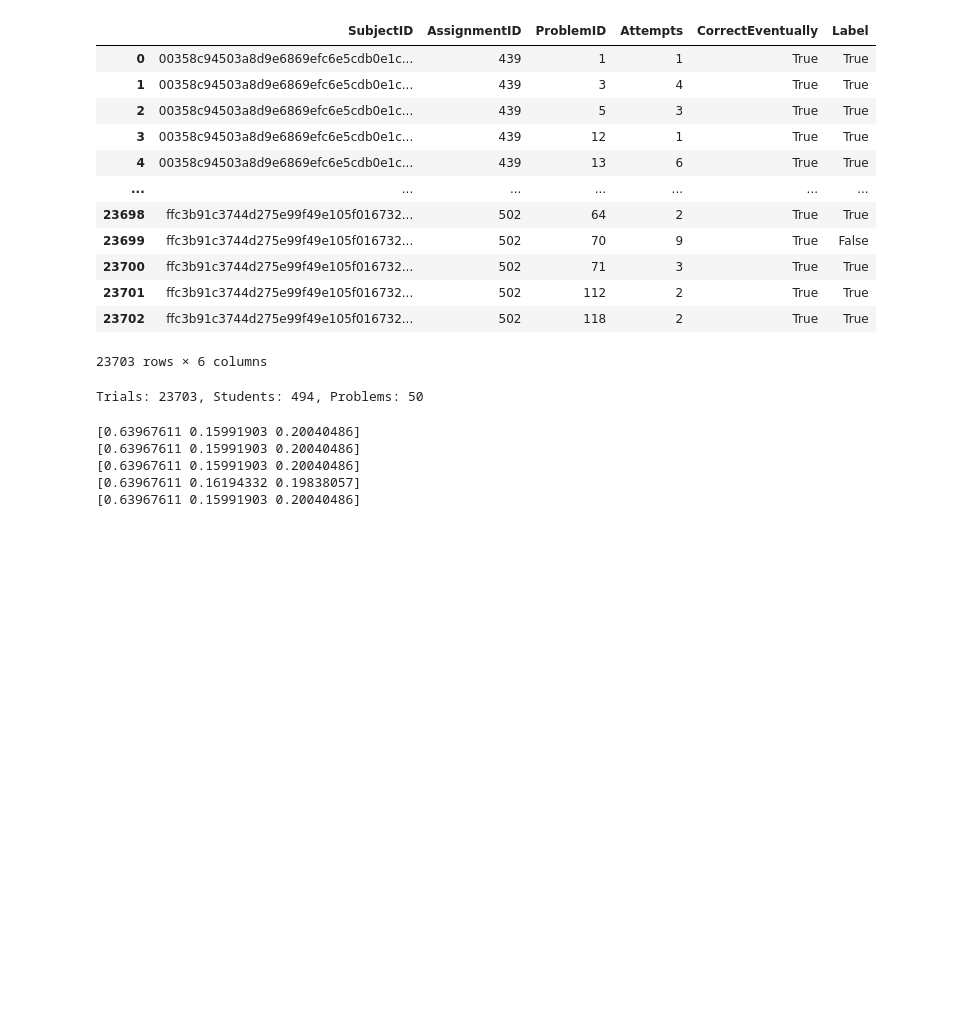
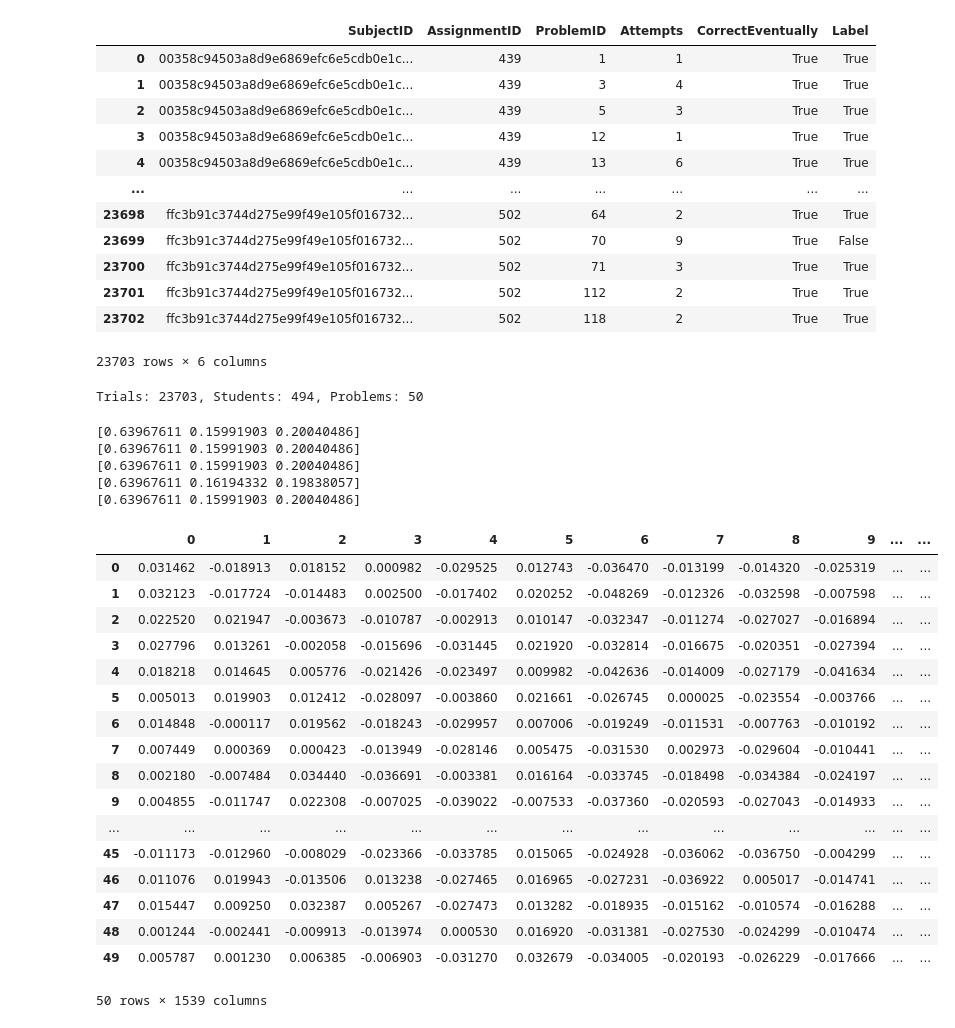
Before and after one commit to KISRDevelopment/interpretable_student_models_paper_code, a Jupyter notebook: process_csedm2020.ipynb, the cells around one changed output. Drawn from its saved outputs; the diff is of its cells as text; code cells hidden in the pictures; blank space fills up the shorter version.

```diff
--- a/process_csedm2020.ipynb
+++ b/process_csedm2020.ipynb
@@ -3,8 +3,8 @@ import pandas as pd
 import numpy as np
 import split_dataset
 # %%
-early_df = pd.read_csv("../../Downloads/All/early.csv")
-late_df = pd.read_csv("../../Downloads/All/late.csv")
+early_df = pd.read_csv("data/raw-datasets/csedm2020_fall/early.csv")
+late_df = pd.read_csv("data/raw-datasets/csedm2020_fall/late.csv")
 combined_df = pd.concat((early_df, late_df), axis=0, ignore_index=True)
 combined_df
 # %% [output]
@@ -46,5 +47,25 @@ np.save("tmp/splits_csedm2020.npy", full_splits)
 [0.63967611 0.16194332 0.19838057]
 [0.63967611 0.15991903 0.20040486]
 # %%
-problem_df = pd.read_csv("tmp/csedm2020_embeddings.csv")
-assert len(set(combined_df['ProblemID']) - set(problem_df['ProblemID'])) == 0
+problem_df = pd.read_csv("embeddings/csedm2020_embeddings.csv")
+problem_df['problem'] = [problem_idx[p] for p in problem_df['ProblemID']]
+problem_df
+# %% [output]
+|  | 0 | 1 | 2 | 3 | 4 | 5 | 6 | 7 | 8 | 9 | ... | ... |
+| 0 | 0.031462 | -0.018913 | 0.018152 | 0.000982 | -0.029525 | 0.012743 | -0.036470 | -0.013199 | -0.014320 | -0.025319 | ... | ... |
+| 1 | 0.032123 | -0.017724 | -0.014483 | 0.002500 | -0.017402 | 0.020252 | -0.048269 | -0.012326 | -0.032598 | -0.007598 | ... | ... |
+| 2 | 0.022520 | 0.021947 | -0.003673 | -0.010787 | -0.002913 | 0.010147 | -0.032347 | -0.011274 | -0.027027 | -0.016894 | ... | ... |
+| 3 | 0.027796 | 0.013261 | -0.002058 | -0.015696 | -0.031445 | 0.021920 | -0.032814 | -0.016675 | -0.020351 | -0.027394 | ... | ... |
+| 4 | 0.018218 | 0.014645 | 0.005776 | -0.021426 | -0.023497 | 0.009982 | -0.042636 | -0.014009 | -0.027179 | -0.041634 | ... | ... |
+| 5 | 0.005013 | 0.019903 | 0.012412 | -0.028097 | -0.003860 | 0.021661 | -0.026745 | 0.000025 | -0.023554 | -0.003766 | ... | ... |
+| 6 | 0.014848 | -0.000117 | 0.019562 | -0.018243 | -0.029957 | 0.007006 | -0.019249 | -0.011531 | -0.007763 | -0.010192 | ... | ... |
+| 7 | 0.007449 | 0.000369 | 0.000423 | -0.013949 | -0.028146 | 0.005475 | -0.031530 | 0.002973 | -0.029604 | -0.010441 | ... | ... |
+| 8 | 0.002180 | -0.007484 | 0.034440 | -0.036691 | -0.003381 | 0.016164 | -0.033745 | -0.018498 | -0.034384 | -0.024197 | ... | ... |
+| 9 | 0.004855 | -0.011747 | 0.022308 | -0.007025 | -0.039022 | -0.007533 | -0.037360 | -0.020593 | -0.027043 | -0.014933 | ... | ... |
+| ... | ... | ... | ... | ... | ... | ... | ... | ... | ... | ... | ... | ... |
+| 45 | -0.011173 | -0.012960 | -0.008029 | -0.023366 | -0.033785 | 0.015065 | -0.024928 | -0.036062 | -0.036750 | -0.004299 | ... | ... |
+| 46 | 0.011076 | 0.019943 | -0.013506 | 0.013238 | -0.027465 | 0.016965 | -0.027231 | -0.036922 | 0.005017 | -0.014741 | ... | ... |
+| 47 | 0.015447 | 0.009250 | 0.032387 | 0.005267 | -0.027473 | 0.013282 | -0.018935 | -0.015162 | -0.010574 | -0.016288 | ... | ... |
+| 48 | 0.001244 | -0.002441 | -0.009913 | -0.013974 | 0.000530 | 0.016920 | -0.031381 | -0.027530 | -0.024299 | -0.010474 | ... | ... |
+| 49 | 0.005787 | 0.001230 | 0.006385 | -0.006903 | -0.031270 | 0.032679 | -0.034005 | -0.020193 | -0.026229 | -0.017666 | ... | ... |
+50 rows × 1539 columns
```
Also changed, not shown: parts of 2 cells of this notebook, 4 other files.
